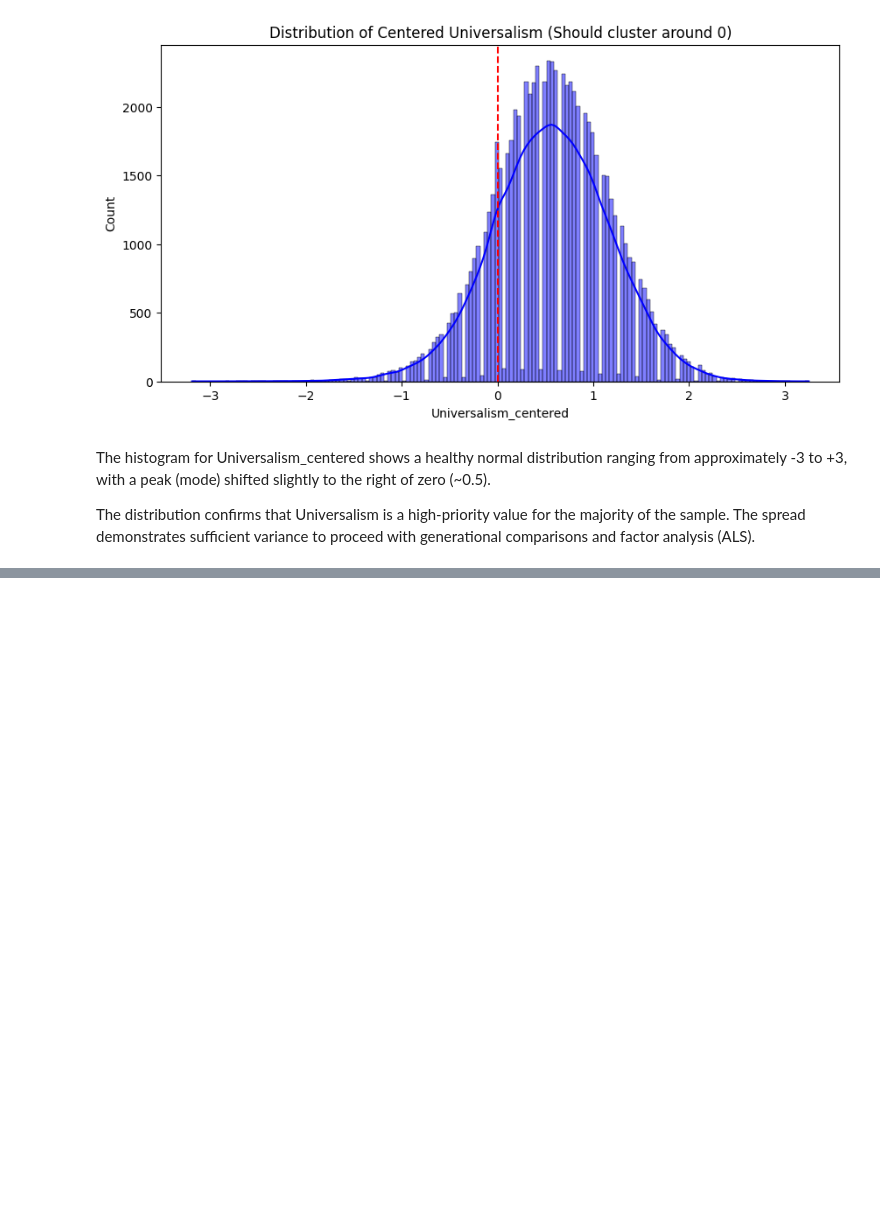
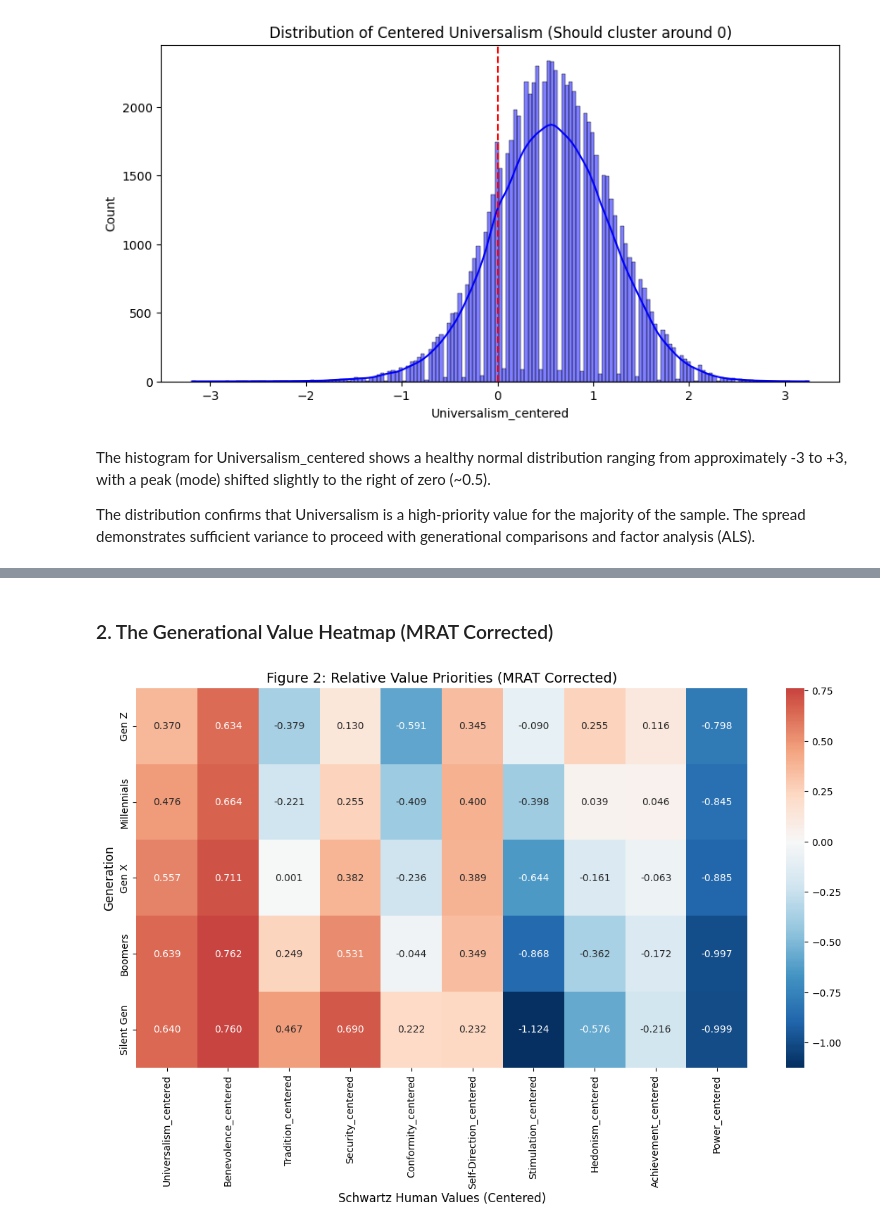
Before and after one commit to CU-S26-MSDSSB-DSCI-01-DataScienceLab/DataScienceLab_HumanValues, a Jupyter notebook: Sec1.ipynb, the cells around one changed output, grey strips where cells are left out. Saved outputs shown, nothing was run; the diff lists cells and outputs as text; code cells hidden in the pictures; blank space fills up the shorter version.

```diff
--- a/Sec1.ipynb
+++ b/Sec1.ipynb
@@ -367,0 +388,18 @@ Name: Universalism, dtype: float64
+# %% [markdown]
+### 2. The Generational Value Heatmap (MRAT Corrected)
+# %%
+# List of the 10 centered columns we created earlier
+centered_cols = [f'{v}_centered' for v in schwartz_values]
+
+# Calculate the mean for your 5 generations
+gen_means = df.groupby('generation')[centered_cols].mean().reindex(gen_order)
+
+plt.figure(figsize=(14, 7))
+sns.heatmap(gen_means, annot=True, cmap='RdBu_r', center=0, fmt=".3f")
+
+plt.title('Figure 2: Relative Value Priorities (MRAT Corrected)', fontsize=14)
+plt.xlabel('Schwartz Human Values (Centered)', fontsize=12)
+plt.ylabel('Generation', fontsize=12)
+plt.show()
+# %% [output]
+[figure, added]
```
Also changed, not shown: parts of 7 cells of this notebook.
